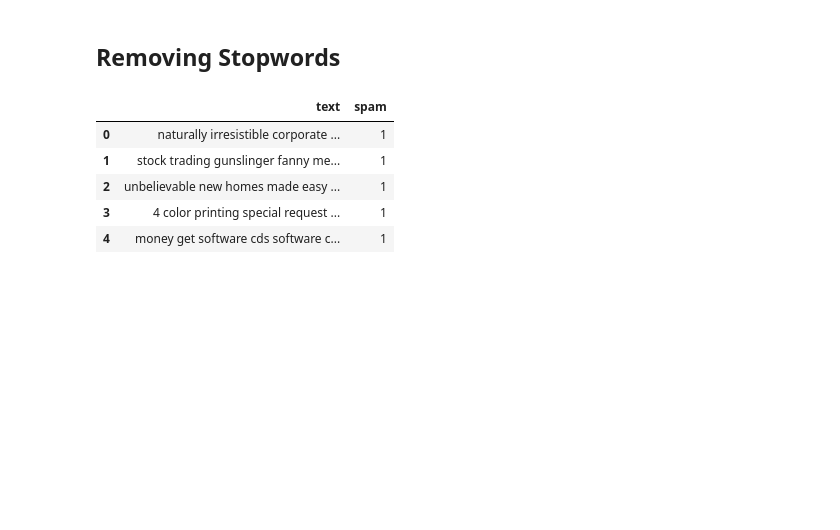
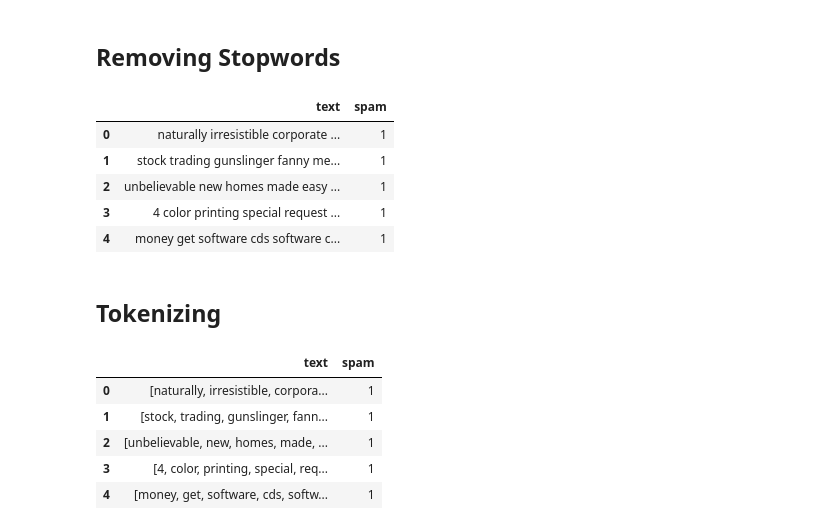
Before and after one commit to AShap03/NLP, a Jupyter notebook: nlp.ipynb, the cells around one changed output. Cells and saved outputs as stored; diff of their text form; code cells hidden in the pictures; blank space fills up the shorter version.

```diff
--- a/nlp.ipynb
+++ b/nlp.ipynb
@@ -82,3 +86,18 @@ dataset.head()
 | 2 | unbelievable new homes made easy ... | 1 |
 | 3 | 4 color printing special request ... | 1 |
 | 4 | money get software cds software c... | 1 |
+# %% [markdown]
+## Tokenizing
+# %%
+def tokenize(text):
+    split=regex.split("\W+",text)
+    return split
+dataset['text']=dataset['text'].apply(lambda x: tokenize(x.lower()))
+dataset.head()
+# %% [output]
+|  | text | spam |
+| 0 | [naturally, irresistible, corpora... | 1 |
+| 1 | [stock, trading, gunslinger, fann... | 1 |
+| 2 | [unbelievable, new, homes, made, ... | 1 |
+| 3 | [4, color, printing, special, req... | 1 |
+| 4 | [money, get, software, cds, softw... | 1 |
```
Also changed, not shown: parts of 12 cells of this notebook.
